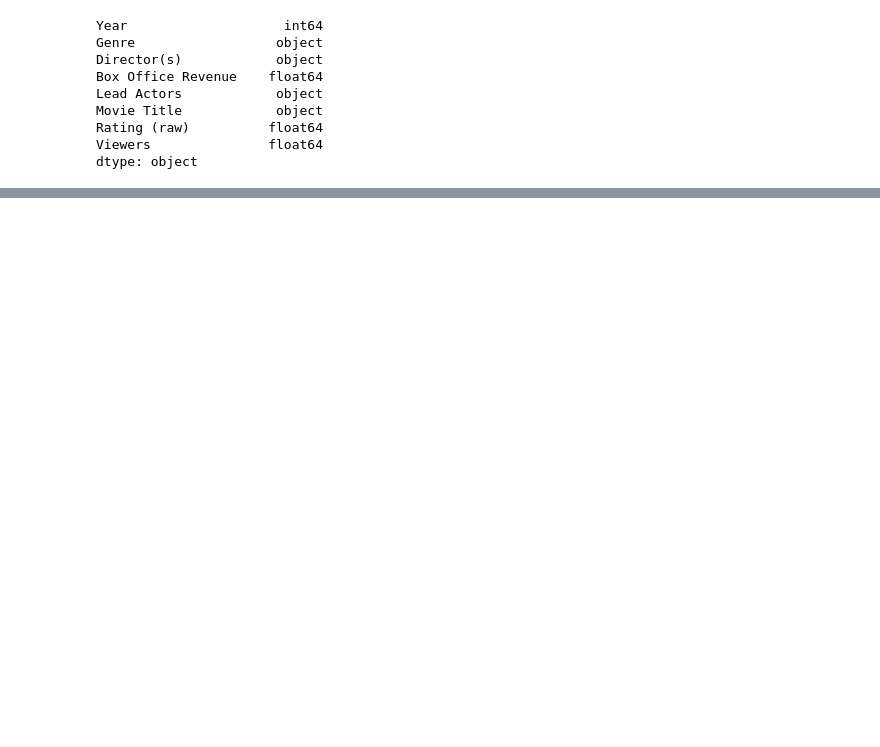
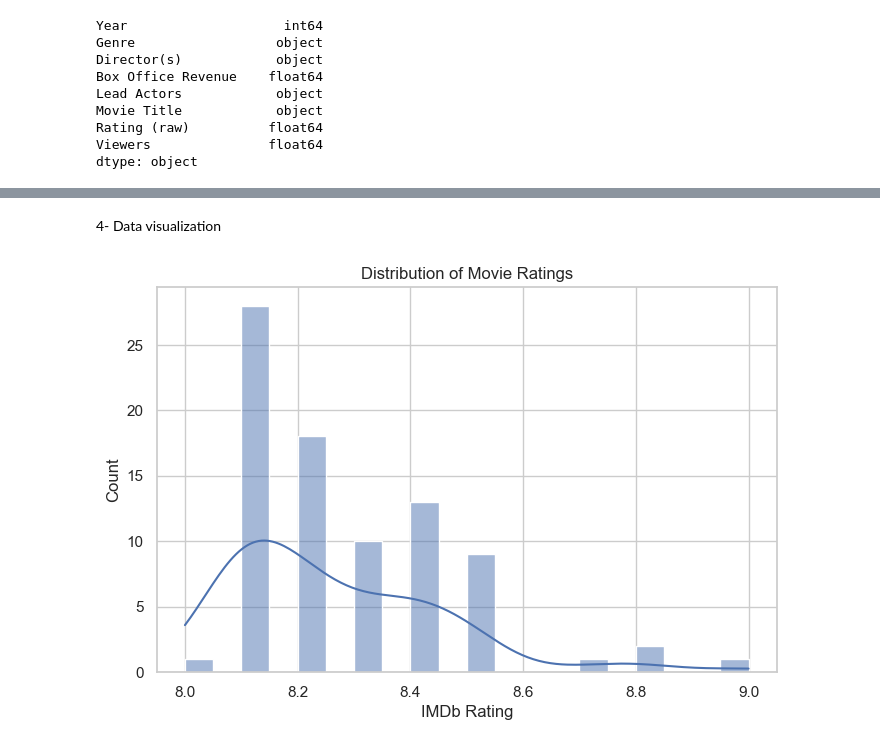
Before and after one commit to BihaniM/-OOP-for-School-Management-System, a Jupyter notebook: IMDB_Analysis.ipynb, the cells around one changed output, grey strips where cells are left out. Cells and saved outputs as stored; diff of their text form; code cells hidden in the pictures; blank space fills up the shorter version.

```diff
--- a/IMDB_Analysis.ipynb
+++ b/IMDB_Analysis.ipynb
@@ -172,0 +261,14 @@ dtype: object
+# %% [markdown]
+4- Data visualization
+# %%
+sns.set(style="whitegrid")
+
+# Histogram for Movie Ratings
+plt.figure(figsize=(8, 5))
+sns.histplot(df["Rating (raw)"], bins=20, kde=True)
+plt.title("Distribution of Movie Ratings")
+plt.xlabel("IMDb Rating")
+plt.ylabel("Count")
+plt.show()
+# %% [output]
+[figure, added]
```
Also changed, not shown: parts of 13 cells of this notebook.
